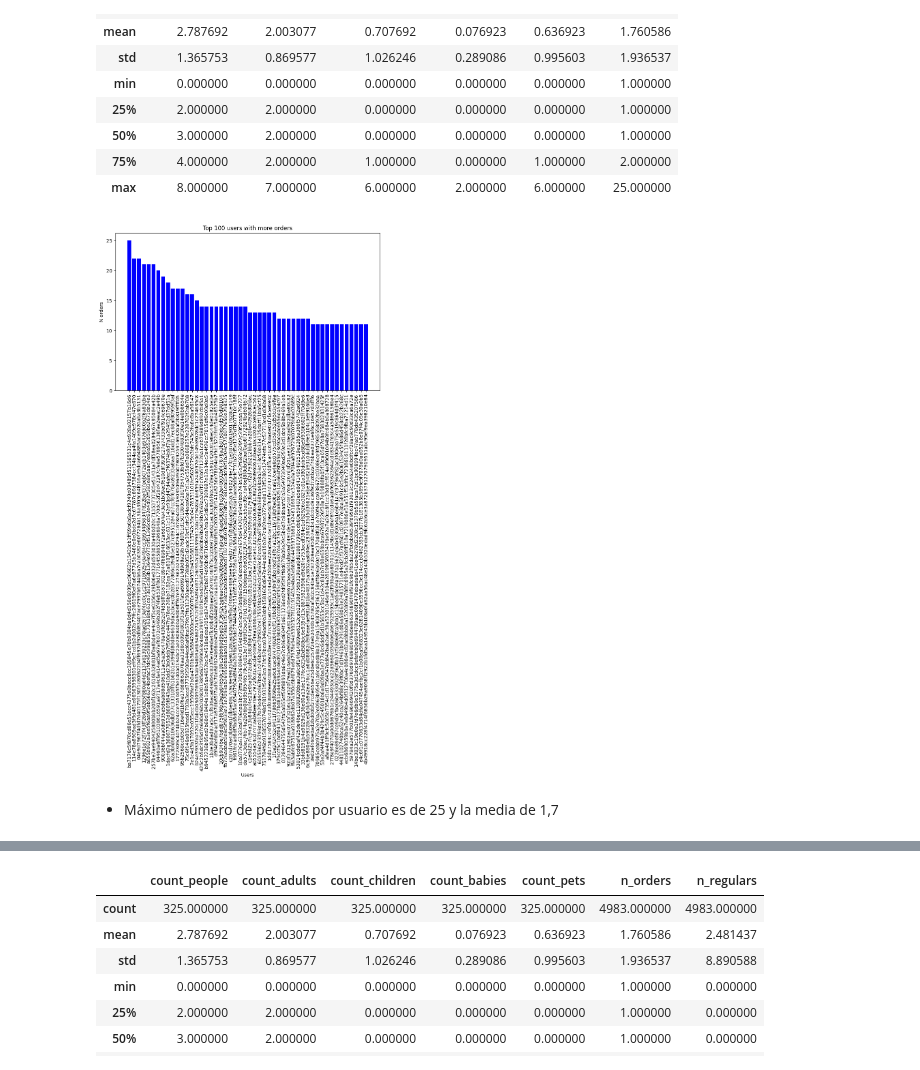
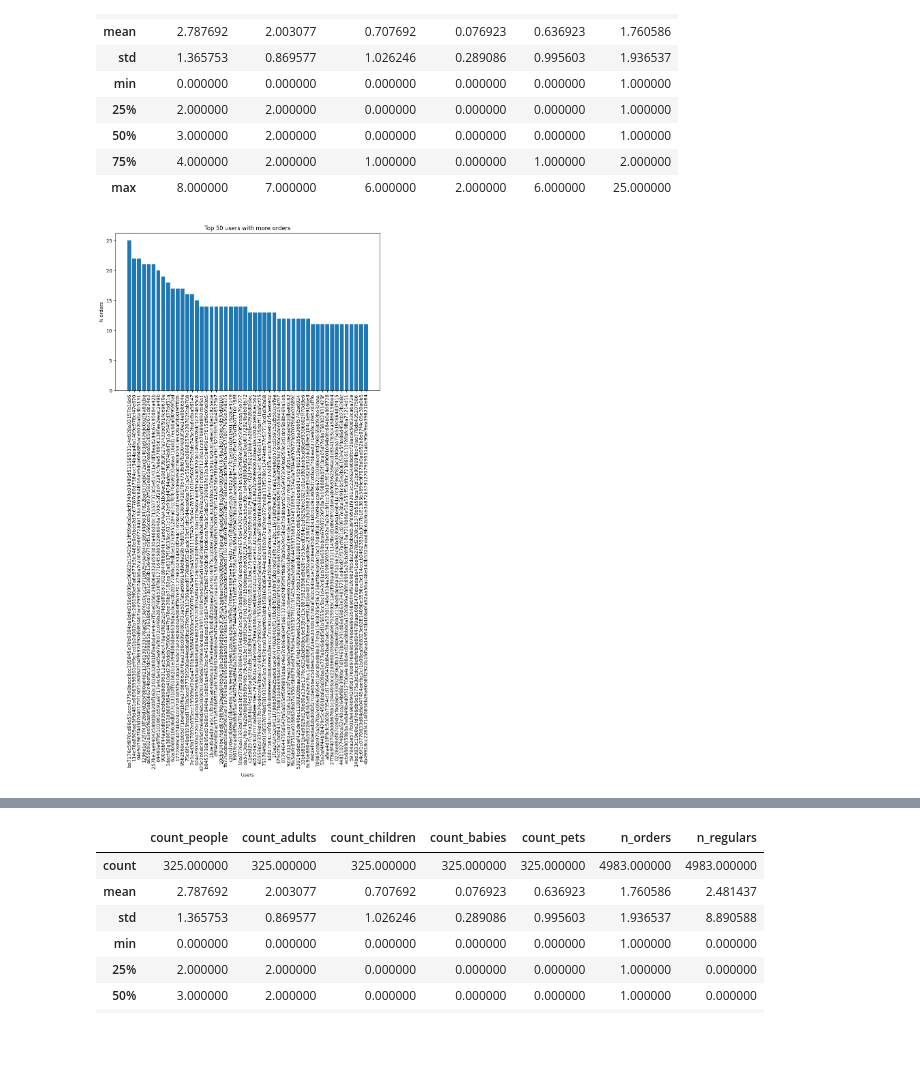
Before and after one commit to pamalo9/zrive-ds, a Jupyter notebook: src/module_2/EDA.ipynb, the cells around one changed output, grey strips where cells are left out. Cells and saved outputs as stored; diff of their text form; code cells hidden in the pictures; blank space fills up the shorter version.

Commit message:
histogram orders per user

```diff
--- a/src/module_2/EDA.ipynb
+++ b/src/module_2/EDA.ipynb
@@ -147,19 +147,17 @@ users.describe()
 # %%
 # contar orders por users
 orders_by_user = orders['user_id'].value_counts()
 
 #users con mas orders
-top_10_users = orders_by_user.head(50)
+top_50_users = orders_by_user.head(50)
 
 # Crea el gráfico de barras
 plt.figure(figsize=(10, 6))
-plt.bar(top_10_users.index, top_10_users.values, color='blue')
+plt.bar( top_50_users.index, top_50_users.values, color='C0')
 plt.xlabel('Users')
 plt.ylabel('N orders')
-plt.title('Top 100 users with more orders')
+plt.title('Top 50 users with more orders')
 plt.xticks(rotation=90)  # Para rotar las etiquetas del eje x
 plt.show()
 # %% [output]
-[figure, old version]
+[figure, new version]
-# %% [markdown]
-- Máximo número de pedidos por usuario es de 25 y la media de 1,7
```
Also changed, not shown: parts of 2 cells of this notebook.
